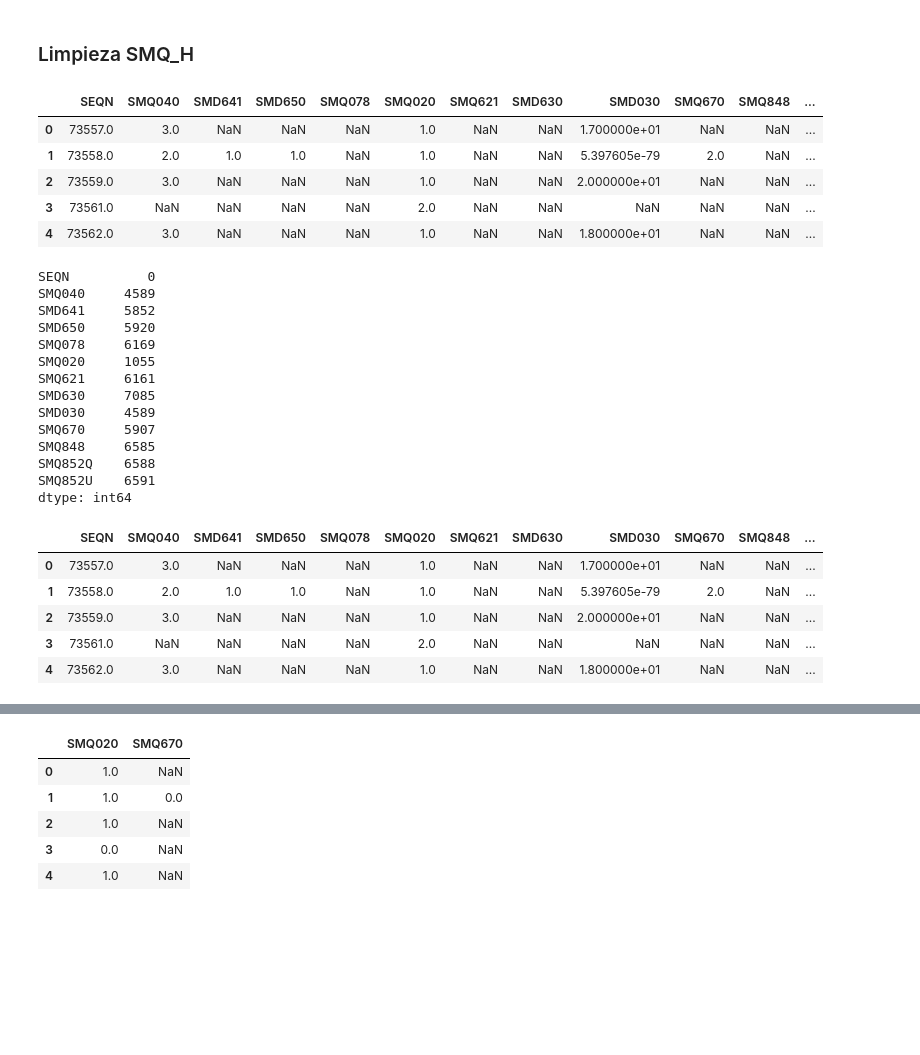
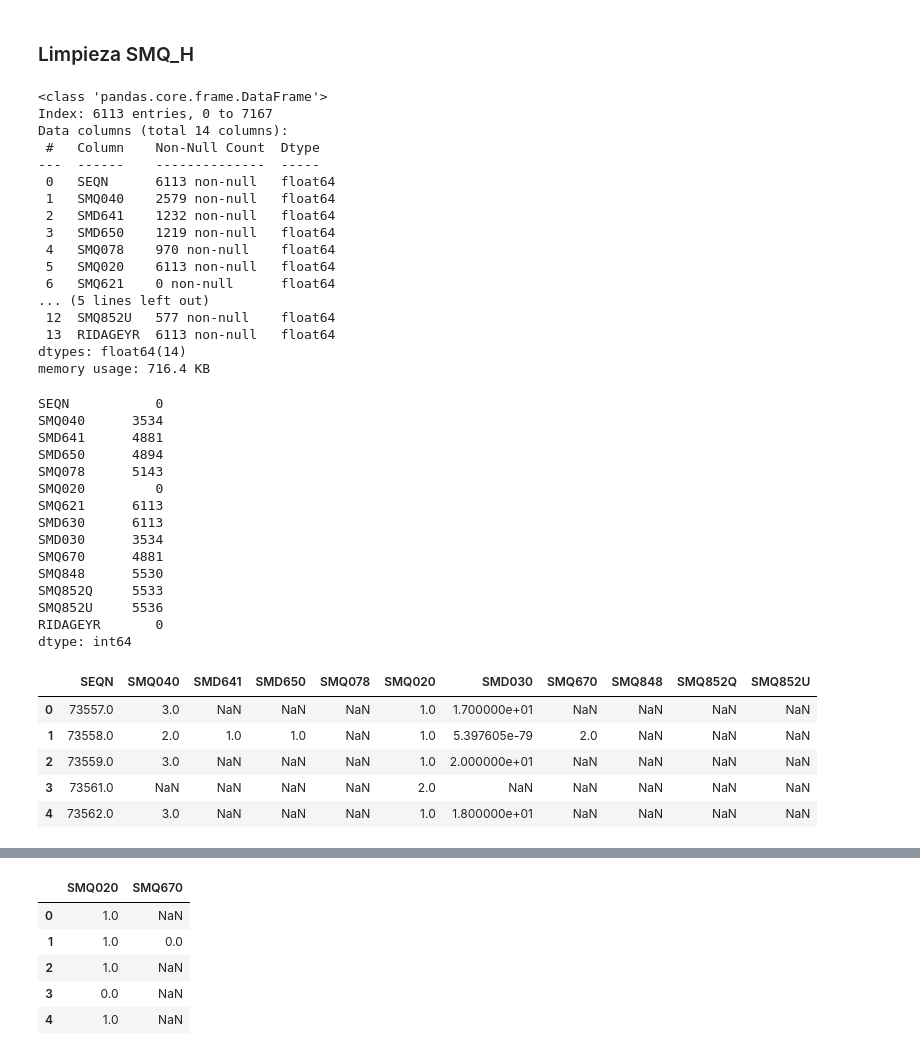
Before and after one commit to salva1984/kokoa-analisis-salud-mental, a Jupyter notebook: notebooks/03_limpieza_G3.ipynb, the cells around one changed output, grey strips where cells are left out. Saved outputs shown, nothing was run; the diff lists cells and outputs as text; code cells hidden in the pictures; blank space fills up the shorter version.

```diff
--- a/notebooks/03_limpieza_G3.ipynb
+++ b/notebooks/03_limpieza_G3.ipynb
@@ -5,58 +5,73 @@ import pandas as pd
 import numpy as np
 # Cargar archivo con columnas SMQ seleccionadas
 smq = pd.read_csv("../data/interim/smq_h_columnas.csv")
-
+df_demo = pd.read_csv("../data/interim/demo_h_columnas.csv")
+df_edad = df_demo[['SEQN', 'RIDAGEYR']].copy()
+smq = smq.merge(df_edad,on='SEQN',how='inner')
+smq = smq[smq['RIDAGEYR']>=18]
 # Vista inicial
-smq.head()
+smq.info()
 # %% [output]
-|  | SEQN | SMQ040 | SMD641 | SMD650 | SMQ078 | SMQ020 | SMQ621 | SMD630 | SMD030 | SMQ670 | SMQ848 | ... |
-| 0 | 73557.0 | 3.0 | NaN | NaN | NaN | 1.0 | NaN | NaN | 1.700000e+01 | NaN | NaN | ... |
-| 1 | 73558.0 | 2.0 | 1.0 | 1.0 | NaN | 1.0 | NaN | NaN | 5.397605e-79 | 2.0 | NaN | ... |
-| 2 | 73559.0 | 3.0 | NaN | NaN | NaN | 1.0 | NaN | NaN | 2.000000e+01 | NaN | NaN | ... |
-| 3 | 73561.0 | NaN | NaN | NaN | NaN | 2.0 | NaN | NaN | NaN | NaN | NaN | ... |
-| 4 | 73562.0 | 3.0 | NaN | NaN | NaN | 1.0 | NaN | NaN | 1.800000e+01 | NaN | NaN | ... |
+<class 'pandas.core.frame.DataFrame'>
+Index: 6113 entries, 0 to 7167
+Data columns (total 14 columns):
+ #   Column    Non-Null Count  Dtype
+---  ------    --------------  -----
+ 0   SEQN      6113 non-null   float64
+ 1   SMQ040    2579 non-null   float64
+ 2   SMD641    1232 non-null   float64
+ 3   SMD650    1219 non-null   float64
+ 4   SMQ078    970 non-null    float64
+ 5   SMQ020    6113 non-null   float64
+ 6   SMQ621    0 non-null      float64
+... (5 lines left out)
+ 12  SMQ852U   577 non-null    float64
+ 13  RIDAGEYR  6113 non-null   float64
+dtypes: float64(14)
+memory usage: 716.4 KB
 # %%
 smq.isna().sum()
 # %% [output]
-SEQN          0
-SMQ040     4589
-SMD641     5852
-SMD650     5920
-SMQ078     6169
-SMQ020     1055
-SMQ621     6161
-SMD630     7085
-SMD030     4589
-SMQ670     5907
-SMQ848     6585
-SMQ852Q    6588
-SMQ852U    6591
+SEQN           0
+SMQ040      3534
+SMD641      4881
+SMD650      4894
+SMQ078      5143
+SMQ020         0
+SMQ621      6113
+SMD630      6113
+SMD030      3534
+SMQ670      4881
+SMQ848      5530
+SMQ852Q     5533
+SMQ852U     5536
+RIDAGEYR       0
 dtype: int64
 # %%
 SMQ_COLS = [
     "SEQN",
     "SMQ040",
     "SMD641",
     "SMD650",
     "SMQ078",
     "SMQ020",
-    "SMQ621",
-    "SMD630",
+    # "SMQ621", solo esta dirigda a menores de edad
+    # "SMD630", solo esta dirigda a menores de edad
     "SMD030",
     "SMQ670",
     "SMQ848",
     "SMQ852Q",
     "SMQ852U"
 ]
 
 smq = smq[SMQ_COLS].copy()
 smq.head()
 # %% [output]
-|  | SEQN | SMQ040 | SMD641 | SMD650 | SMQ078 | SMQ020 | SMQ621 | SMD630 | SMD030 | SMQ670 | SMQ848 | ... |
-| 0 | 73557.0 | 3.0 | NaN | NaN | NaN | 1.0 | NaN | NaN | 1.700000e+01 | NaN | NaN | ... |
-| 1 | 73558.0 | 2.0 | 1.0 | 1.0 | NaN | 1.0 | NaN | NaN | 5.397605e-79 | 2.0 | NaN | ... |
-| 2 | 73559.0 | 3.0 | NaN | NaN | NaN | 1.0 | NaN | NaN | 2.000000e+01 | NaN | NaN | ... |
-| 3 | 73561.0 | NaN | NaN | NaN | NaN | 2.0 | NaN | NaN | NaN | NaN | NaN | ... |
-| 4 | 73562.0 | 3.0 | NaN | NaN | NaN | 1.0 | NaN | NaN | 1.800000e+01 | NaN | NaN | ... |
+|  | SEQN | SMQ040 | SMD641 | SMD650 | SMQ078 | SMQ020 | SMD030 | SMQ670 | SMQ848 | SMQ852Q | SMQ852U |
+| 0 | 73557.0 | 3.0 | NaN | NaN | NaN | 1.0 | 1.700000e+01 | NaN | NaN | NaN | NaN |
+| 1 | 73558.0 | 2.0 | 1.0 | 1.0 | NaN | 1.0 | 5.397605e-79 | 2.0 | NaN | NaN | NaN |
+| 2 | 73559.0 | 3.0 | NaN | NaN | NaN | 1.0 | 2.000000e+01 | NaN | NaN | NaN | NaN |
+| 3 | 73561.0 | NaN | NaN | NaN | NaN | 2.0 | NaN | NaN | NaN | NaN | NaN |
+| 4 | 73562.0 | 3.0 | NaN | NaN | NaN | 1.0 | 1.800000e+01 | NaN | NaN | NaN | NaN |
 # %%
 codigos_invalidos = [7, 9, 77, 99, 777, 999, 7777, 9999]
```
Also changed, not shown: parts of 7 cells of this notebook, 2 other files.
